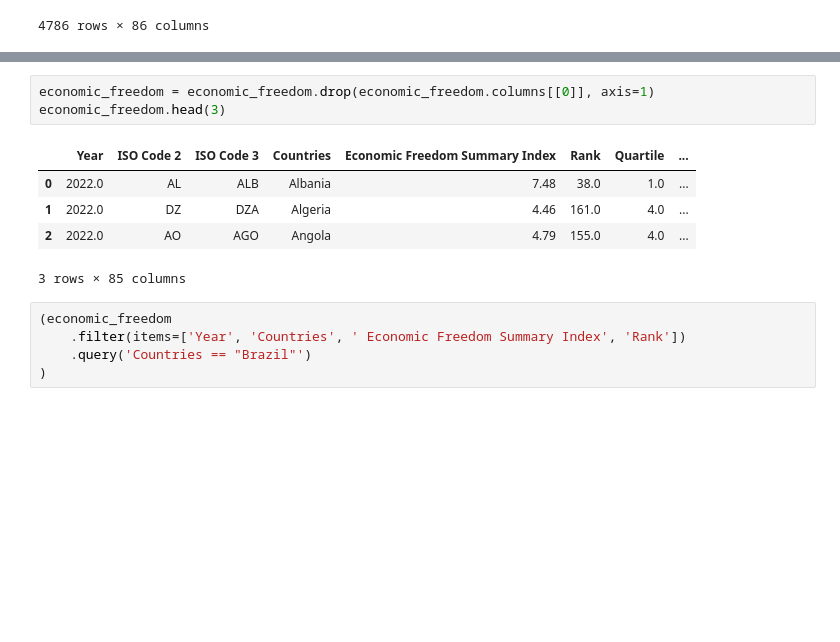
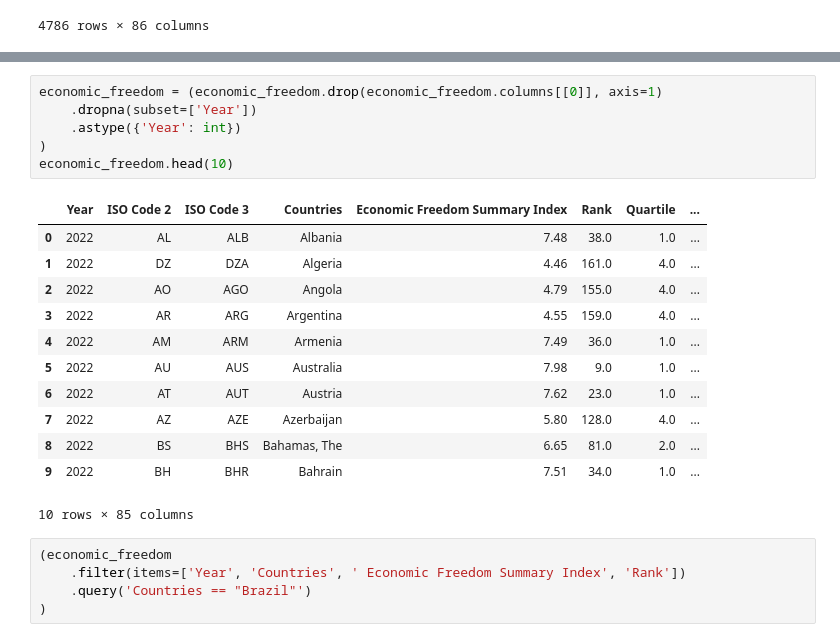
Before and after one commit to hertzrafael/pibic_economy_fii_ile, a Jupyter notebook: main.ipynb, the cells around one changed output, grey strips where cells are left out. Saved outputs shown, nothing was run; the diff lists cells and outputs as text; blank space fills up the shorter version.

```diff
--- a/main.ipynb
+++ b/main.ipynb
@@ -41,14 +41,24 @@ Index(['Year', 'ISO Code 2', 'ISO Code 3', 'Countries',
        'World Bank Current Income Classification, 1990-Present'],
       dtype='object')
 # %%
-economic_freedom = economic_freedom.drop(economic_freedom.columns[[0]], axis=1)
-economic_freedom.head(3)
+economic_freedom = (economic_freedom.drop(economic_freedom.columns[[0]], axis=1)
+    .dropna(subset=['Year'])
+    .astype({'Year': int})
+)
+economic_freedom.head(10)
 # %% [output]
 |  | Year | ISO Code 2 | ISO Code 3 | Countries | Economic Freedom Summary Index | Rank | Quartile | ... |
-| 0 | 2022.0 | AL | ALB | Albania | 7.48 | 38.0 | 1.0 | ... |
-| 1 | 2022.0 | DZ | DZA | Algeria | 4.46 | 161.0 | 4.0 | ... |
-| 2 | 2022.0 | AO | AGO | Angola | 4.79 | 155.0 | 4.0 | ... |
+| 0 | 2022 | AL | ALB | Albania | 7.48 | 38.0 | 1.0 | ... |
+| 1 | 2022 | DZ | DZA | Algeria | 4.46 | 161.0 | 4.0 | ... |
+| 2 | 2022 | AO | AGO | Angola | 4.79 | 155.0 | 4.0 | ... |
+| 3 | 2022 | AR | ARG | Argentina | 4.55 | 159.0 | 4.0 | ... |
+| 4 | 2022 | AM | ARM | Armenia | 7.49 | 36.0 | 1.0 | ... |
+| 5 | 2022 | AU | AUS | Australia | 7.98 | 9.0 | 1.0 | ... |
+| 6 | 2022 | AT | AUT | Austria | 7.62 | 23.0 | 1.0 | ... |
+| 7 | 2022 | AZ | AZE | Azerbaijan | 5.80 | 128.0 | 4.0 | ... |
+| 8 | 2022 | BS | BHS | Bahamas, The | 6.65 | 81.0 | 2.0 | ... |
+| 9 | 2022 | BH | BHR | Bahrain | 7.51 | 34.0 | 1.0 | ... |
-3 rows × 85 columns
+10 rows × 85 columns
 # %%
 (economic_freedom
     .filter(items=['Year', 'Countries', ' Economic Freedom Summary Index', 'Rank'])
```
Also changed, not shown: parts of 10 cells of this notebook, 2 other files.
